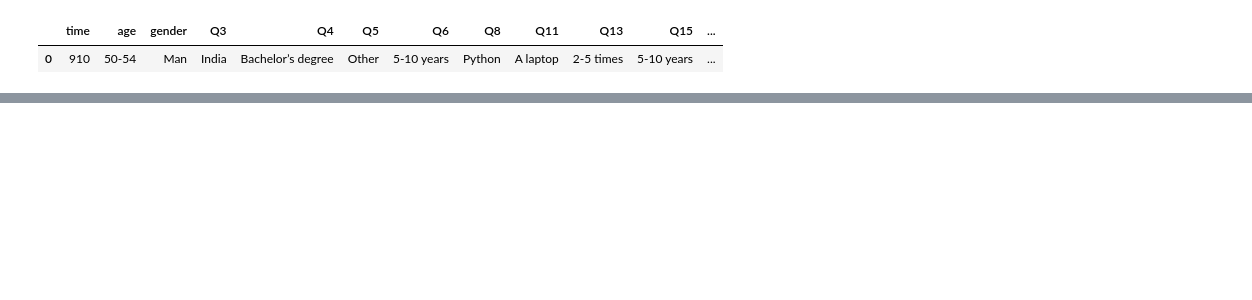
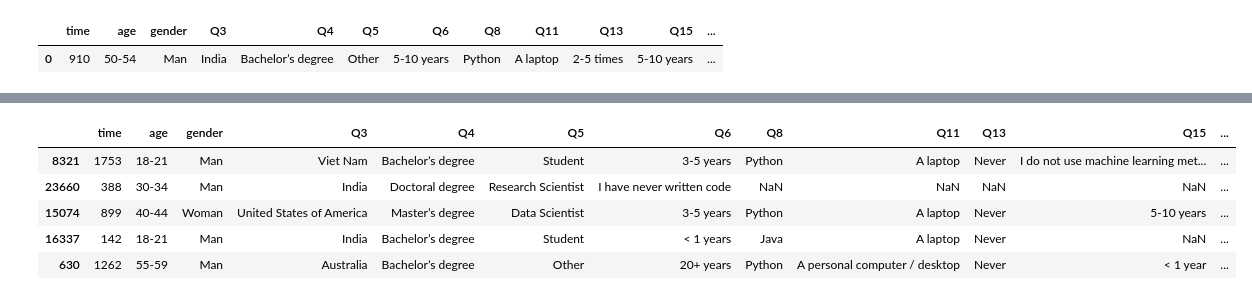
Before and after one commit to MonicaSL110/proyecto-transformacion-digital, a Jupyter notebook: unificado.ipynb, the cells around one changed output, grey strips where cells are left out. Cells and saved outputs as stored; diff of their text form; code cells hidden in the pictures; blank space fills up the shorter version.

```diff
--- a/unificado.ipynb
+++ b/unificado.ipynb
@@ -530,0 +155,41 @@ df.head(1)
+# %%
+df['Q34-B'] = df.apply(lambda dataframe: union(dataframe['Q34_B_Part_1'], dataframe['Q34_B_Part_2'], dataframe['Q34_B_Part_3'],
+                                                    dataframe['Q34_B_Part_4'], dataframe['Q34_B_Part_5'], dataframe['Q34_B_Part_6'],
+                                                    dataframe['Q34_B_Part_7'], dataframe['Q34_B_Part_8'], dataframe['Q34_B_Part_9'],
+                                                    dataframe['Q34_B_Part_10'], dataframe['Q34_B_Part_11'], dataframe['Q34_B_Part_12'],
+                                                    dataframe['Q34_B_Part_13'], dataframe['Q34_B_Part_14'], dataframe['Q34_B_Part_15'],
+                                                    dataframe['Q34_B_Part_16'], dataframe['Q34_B_OTHER']), axis = 1)
+df.drop(['Q34_B_Part_1', 'Q34_B_Part_2', 'Q34_B_Part_3', 'Q34_B_Part_4',
+       'Q34_B_Part_5', 'Q34_B_Part_6', 'Q34_B_Part_7', 'Q34_B_Part_8',
+       'Q34_B_Part_9', 'Q34_B_Part_10', 'Q34_B_Part_11', 'Q34_B_Part_12',
+       'Q34_B_Part_13', 'Q34_B_Part_14', 'Q34_B_Part_15', 'Q34_B_Part_16',
+       'Q34_B_OTHER'], axis = 1, inplace = True)
+# %%
+df['Q36-B'] = df.apply(lambda dataframe: union(dataframe['Q36_B_Part_1'],dataframe['Q36_B_Part_2'],dataframe['Q36_B_Part_3'],
+                                                    dataframe['Q36_B_Part_4'], dataframe['Q36_B_Part_5'], dataframe['Q36_B_Part_6'],
+                                                     dataframe['Q36_B_Part_7'], dataframe['Q36_B_OTHER']), axis = 1)
+df.drop(['Q36_B_Part_1', 'Q36_B_Part_2', 'Q36_B_Part_3', 'Q36_B_Part_4',
+       'Q36_B_Part_5', 'Q36_B_Part_6', 'Q36_B_Part_7', 'Q36_B_OTHER'], axis = 1, inplace = True)
+# %%
+df['Q37-B'] = df.apply(lambda dataframe: union(dataframe['Q37_B_Part_1'],dataframe['Q37_B_Part_2'],dataframe['Q37_B_Part_3'],
+                                                    dataframe['Q37_B_Part_4'], dataframe['Q37_B_Part_5'], dataframe['Q37_B_Part_6'],
+                                                     dataframe['Q37_B_Part_7'], dataframe['Q37_B_OTHER']), axis = 1)
+df.drop(['Q37_B_Part_1', 'Q37_B_Part_2', 'Q37_B_Part_3', 'Q37_B_Part_4',
+       'Q37_B_Part_5', 'Q37_B_Part_6', 'Q37_B_Part_7', 'Q37_B_OTHER'], axis = 1, inplace = True)
+# %%
+df['Q38-B'] = df.apply(lambda dataframe: union(dataframe['Q38_B_Part_1'],dataframe['Q38_B_Part_2'],dataframe['Q38_B_Part_3'],
+                                                    dataframe['Q38_B_Part_4'], dataframe['Q38_B_Part_5'], dataframe['Q38_B_Part_6'],
+                                                    dataframe['Q38_B_Part_7'], dataframe['Q38_B_Part_8'], dataframe['Q38_B_Part_9'],
+                                                    dataframe['Q38_B_Part_10'], dataframe['Q38_B_Part_11'], dataframe['Q38_B_OTHER']), axis = 1)
+df.drop(['Q38_B_Part_1', 'Q38_B_Part_2', 'Q38_B_Part_3', 'Q38_B_Part_4',
+       'Q38_B_Part_5', 'Q38_B_Part_6', 'Q38_B_Part_7', 'Q38_B_Part_8',
+       'Q38_B_Part_9', 'Q38_B_Part_10', 'Q38_B_Part_11', 'Q38_B_OTHER'], axis = 1, inplace = True)
+# %%
+df.sample(5)
+# %% [output]
+|  | time | age | gender | Q3 | Q4 | Q5 | Q6 | Q8 | Q11 | Q13 | Q15 | ... |
+| 8321 | 1753 | 18-21 | Man | Viet Nam | Bachelor’s degree | Student | 3-5 years | Python | A laptop | Never | I do not use machine learning met... | ... |
+| 23660 | 388 | 30-34 | Man | India | Doctoral degree | Research Scientist | I have never written code | NaN | NaN | NaN | NaN | ... |
+| 15074 | 899 | 40-44 | Woman | United States of America | Master’s degree | Data Scientist | 3-5 years | Python | A laptop | Never | 5-10 years | ... |
+| 16337 | 142 | 18-21 | Man | India | Bachelor’s degree | Student | < 1 years | Java | A laptop | Never | NaN | ... |
+| 630 | 1262 | 55-59 | Man | Australia | Bachelor’s degree | Other | 20+ years | Python | A personal computer / desktop | Never | < 1 year | ... |
```
Also changed, not shown: parts of 112 cells of this notebook, 5 other files.
